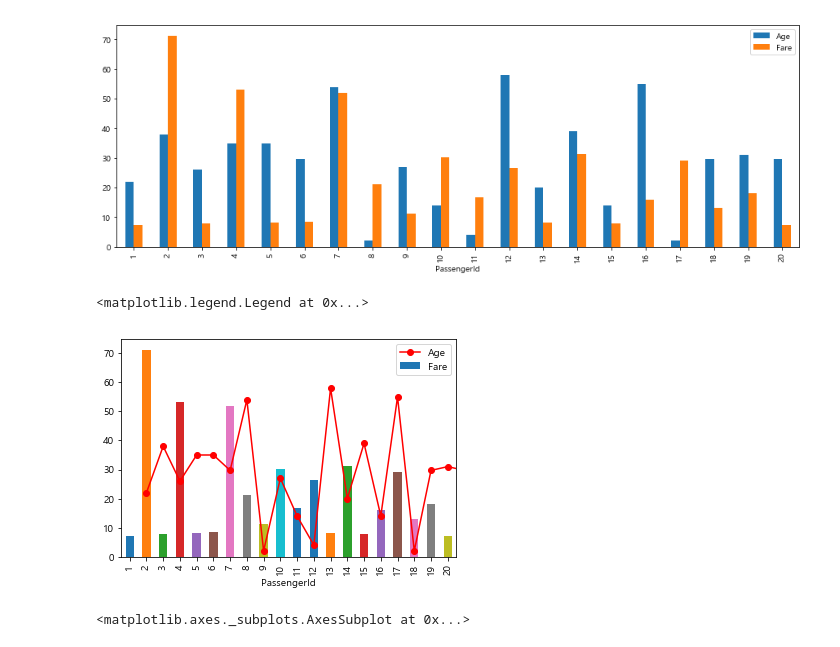
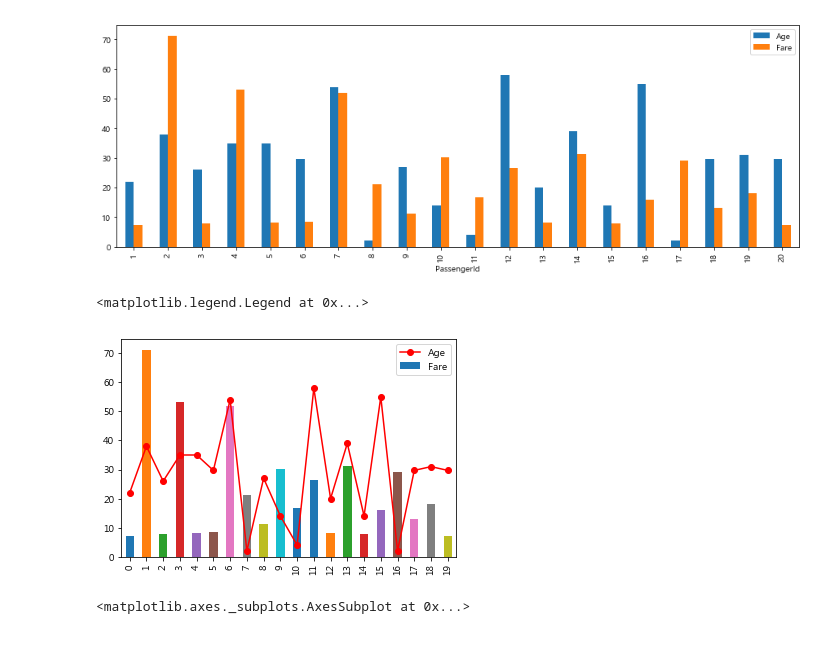
Before and after one commit to kinonia/python-note, a Jupyter notebook: 21.visualization-demo.ipynb, the cells around one changed output. Drawn from its saved outputs; the diff is of its cells as text; code cells hidden in the pictures.

```diff
--- a/21.visualization-demo.ipynb
+++ b/21.visualization-demo.ipynb
@@ -91,12 +91,14 @@ ax.legend()
 <matplotlib.legend.Legend at 0x...>
 [figure]
 # %%
+train20.index = range(0,20)
+
 train20['Age'].plot(color='r', marker='o')
 train20['Fare'].plot(kind='bar')
 plt.legend()
 # %% [output]
 <matplotlib.legend.Legend at 0x...>
-[figure, old version]
+[figure, new version]
 # %%
 # stacked=True/False
 train20[['SibSp', 'Parch']].plot(kind='bar', stacked=True)
```
Also changed, not shown: parts of 1 cell of this notebook.
